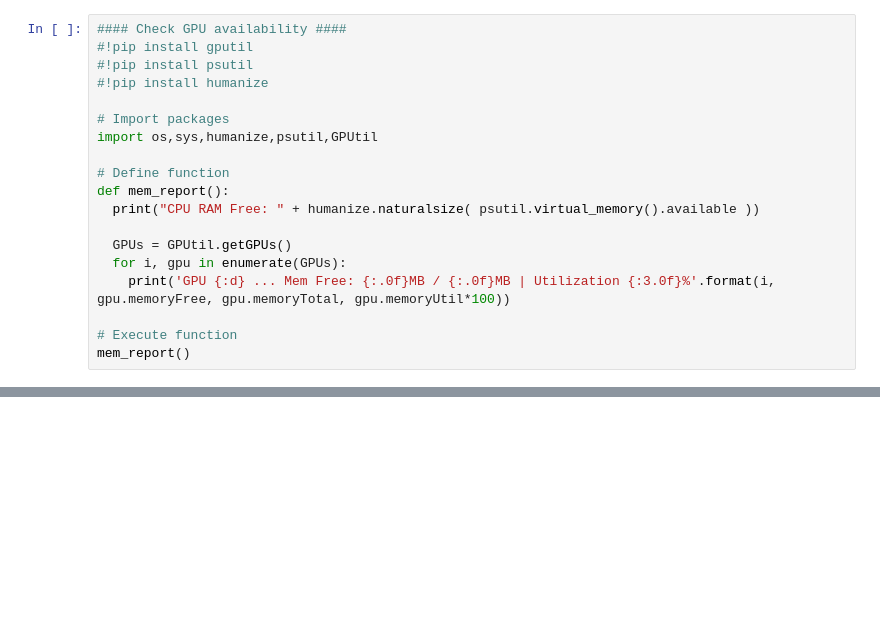
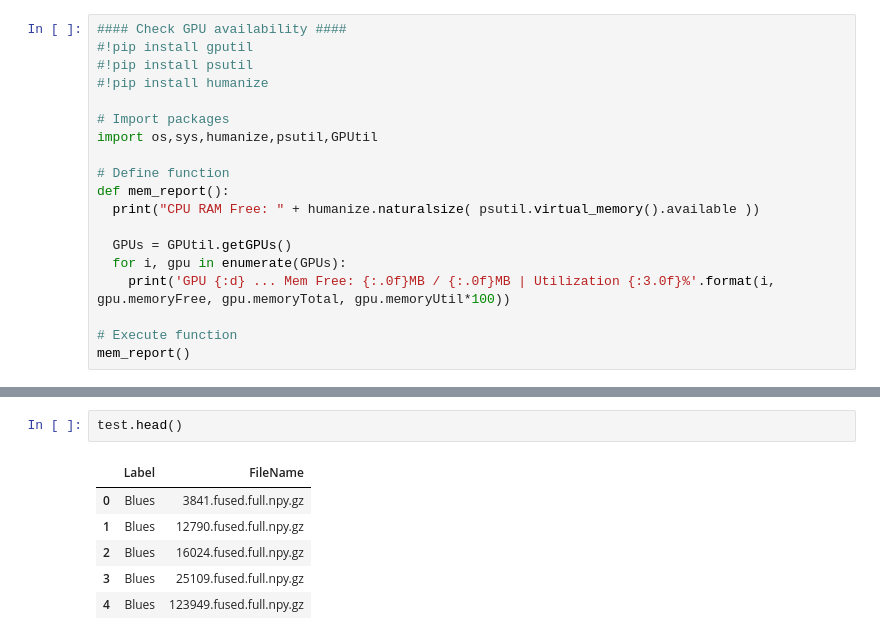
Before and after one commit to danshaub/Spectography, a Jupyter notebook: Music_Spec.ipynb, the cells around one changed output, grey strips where cells are left out. Drawn from its saved outputs; the diff is of its cells as text; blank space fills up the shorter version.

```diff
--- a/Music_Spec.ipynb
+++ b/Music_Spec.ipynb
@@ -64,0 +89,9 @@ data = pd
+# %%
+test.head()
+# %% [output]
+|  | Label | FileName |
+| 0 | Blues | 3841.fused.full.npy.gz |
+| 1 | Blues | 12790.fused.full.npy.gz |
+| 2 | Blues | 16024.fused.full.npy.gz |
+| 3 | Blues | 25109.fused.full.npy.gz |
+| 4 | Blues | 123949.fused.full.npy.gz |
```
Also changed, not shown: parts of 6 cells of this notebook.
